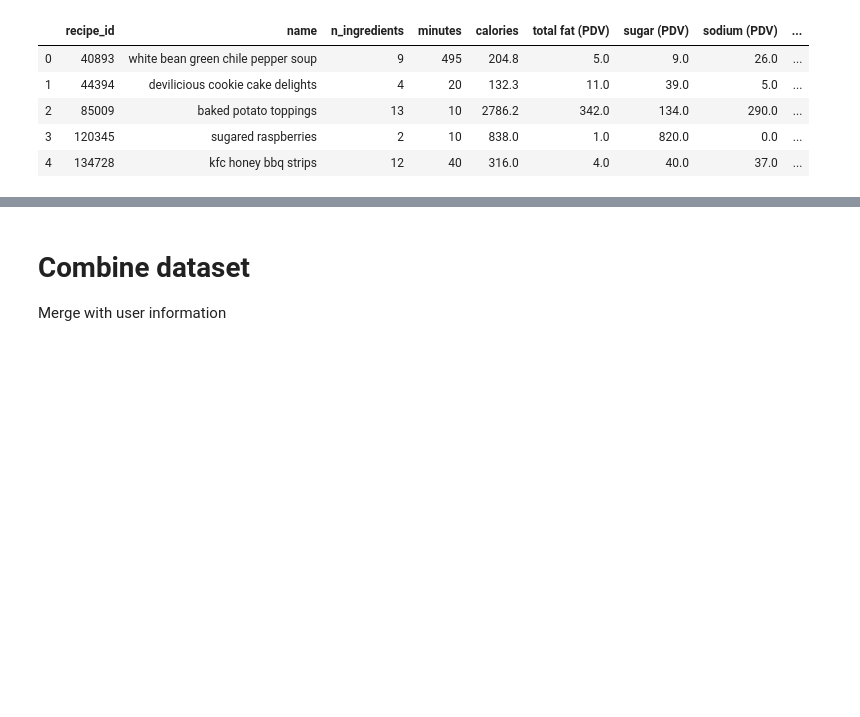
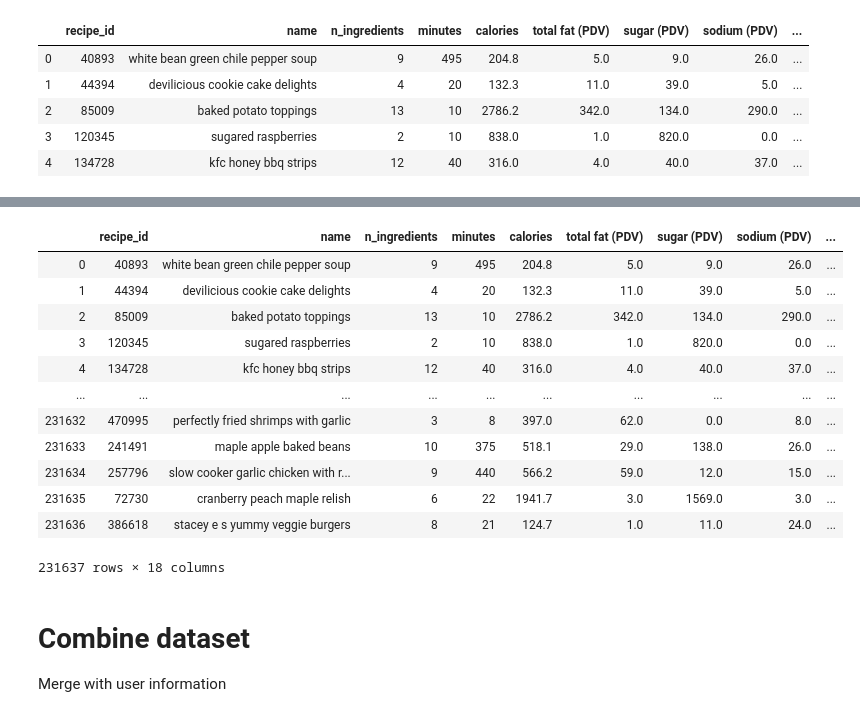
Before and after one commit to tangihan/Recipe-Recommender-System, a Jupyter notebook: Codes/Extract Train and Test Datasets.ipynb, the cells around one changed output, grey strips where cells are left out. Cells and saved outputs as stored; diff of their text form; code cells hidden in the pictures; blank space fills up the shorter version.

```diff
--- a/Codes/Extract Train and Test Datasets.ipynb
+++ b/Codes/Extract Train and Test Datasets.ipynb
@@ -304,0 +321,11 @@ df_nutri.head()
+# %%
+lg_nutri = df_nutri[['recipe_id', 'calories', 'total fat (PDV)', 'sugar (PDV)', 'sodium (PDV)', 'protein (PDV)',
+                        'saturated fat (PDV)', 'carbohydrates (PDV)']]
+
+nutri = ['calories', 'total fat (PDV)', 'sugar (PDV)', 'sodium (PDV)', 'protein (PDV)',
+         'saturated fat (PDV)', 'carbohydrates (PDV)']
+
+for n in nutri:
+    lg_nutri[n] = lg_nutri[n].apply(lambda x: np.log(x))
+
+lg_nutri
@@ -304,0 +350,4 @@ df_nutri.head()
+# %%
+# replace -inf with 0
+lg_nutri.replace(-np.inf, float(0), inplace=True)
+lg_nutri
@@ -305,3 +404,21 @@ df_nutri.head()
+# %%
+# Combine with recipe data
+df_nutri = df_nutri.merge(lg_nutri, on='recipe_id')
+df_nutri
+# %% [output]
+|  | recipe_id | name | n_ingredients | minutes | calories | total fat (PDV) | sugar (PDV) | sodium (PDV) | ... |
+| 0 | 40893 | white bean green chile pepper soup | 9 | 495 | 204.8 | 5.0 | 9.0 | 26.0 | ... |
+| 1 | 44394 | devilicious cookie cake delights | 4 | 20 | 132.3 | 11.0 | 39.0 | 5.0 | ... |
+| 2 | 85009 | baked potato toppings | 13 | 10 | 2786.2 | 342.0 | 134.0 | 290.0 | ... |
+| 3 | 120345 | sugared raspberries | 2 | 10 | 838.0 | 1.0 | 820.0 | 0.0 | ... |
+| 4 | 134728 | kfc honey bbq strips | 12 | 40 | 316.0 | 4.0 | 40.0 | 37.0 | ... |
+| ... | ... | ... | ... | ... | ... | ... | ... | ... | ... |
+| 231632 | 470995 | perfectly fried shrimps with garlic | 3 | 8 | 397.0 | 62.0 | 0.0 | 8.0 | ... |
+| 231633 | 241491 | maple apple baked beans | 10 | 375 | 518.1 | 29.0 | 138.0 | 26.0 | ... |
+| 231634 | 257796 | slow cooker garlic chicken with r... | 9 | 440 | 566.2 | 59.0 | 12.0 | 15.0 | ... |
+| 231635 | 72730 | cranberry peach maple relish | 6 | 22 | 1941.7 | 3.0 | 1569.0 | 3.0 | ... |
+| 231636 | 386618 | stacey e s yummy veggie burgers | 8 | 21 | 124.7 | 1.0 | 11.0 | 24.0 | ... |
+231637 rows × 18 columns
 # %% [markdown]
 # Combine dataset
 Merge with user information
```
Also changed, not shown: parts of 47 cells of this notebook, 29 other files.
